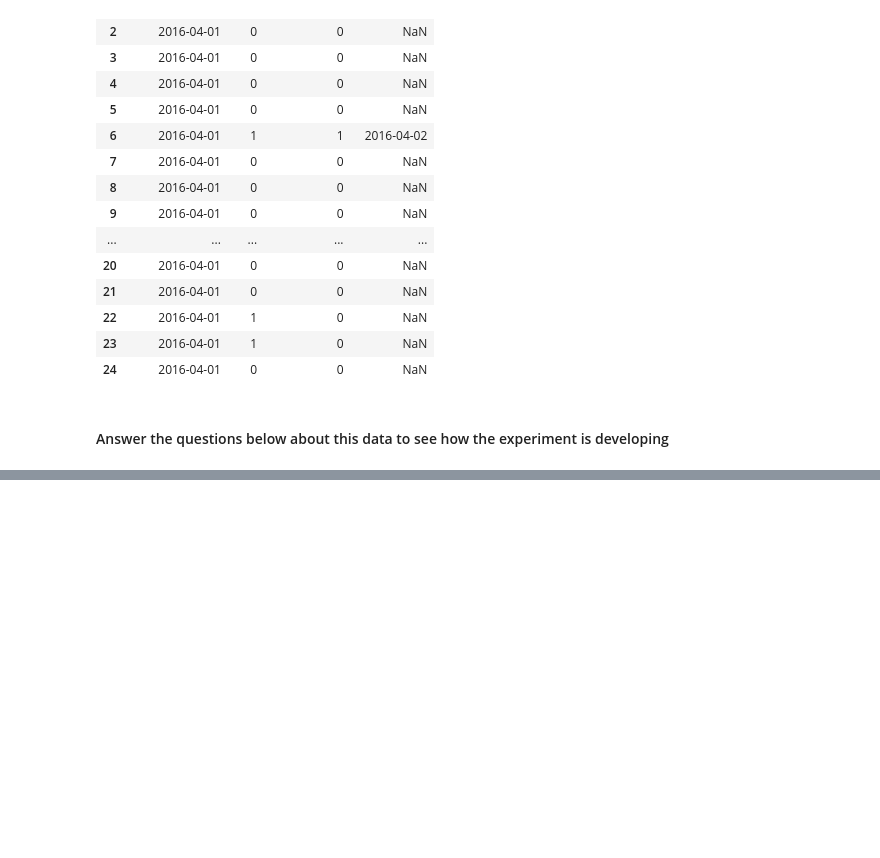
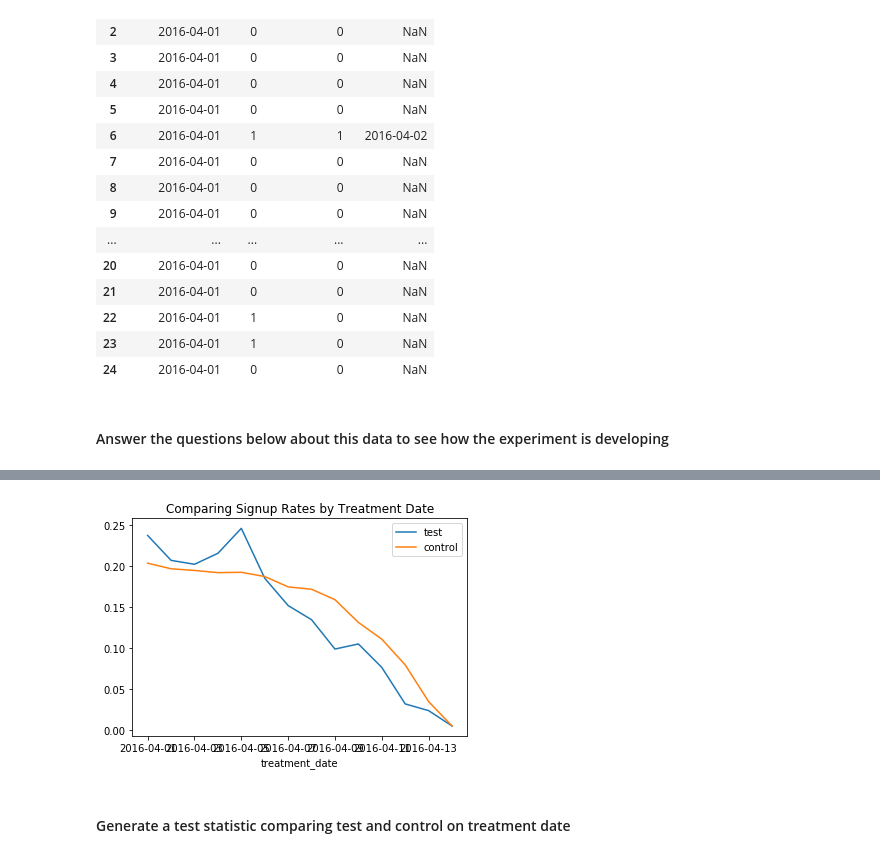
Before and after one commit to pollluxs/Thinkful, a Jupyter notebook: Unit1_Lesson4.ipynb, the cells around one changed output, grey strips where cells are left out. Drawn from its saved outputs; the diff is of its cells as text; code cells hidden in the pictures; blank space fills up the shorter version.

```diff
--- a/Unit1_Lesson4.ipynb
+++ b/Unit1_Lesson4.ipynb
@@ -212,0 +224,10 @@ Ttest_indResult(statistic=-1.5711354292574262, pvalue=0.11616060761145311)
+# %%
+graph = data[data['test']==1][['treatment_date', 'is_signed_up']].groupby('treatment_date').mean().plot()
+data[data['test']==0][['treatment_date', 'is_signed_up']].groupby('treatment_date').mean().plot(ax=graph)
+plt.legend(['test','control'])
+plt.title('Comparing Signup Rates by Treatment Date')
+plt.show()
+# %% [output]
+[figure, added]
+# %% [markdown]
+#### Generate a test statistic comparing test and control on treatment date
```
Also changed, not shown: parts of 7 cells of this notebook.
